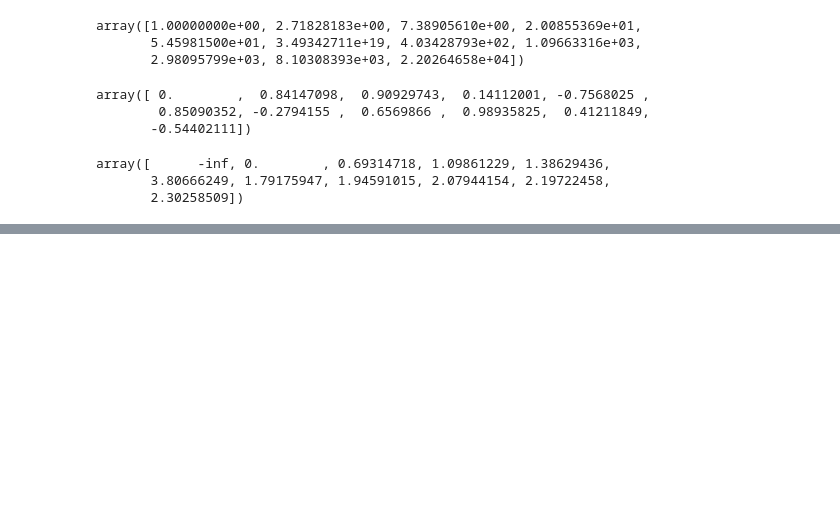
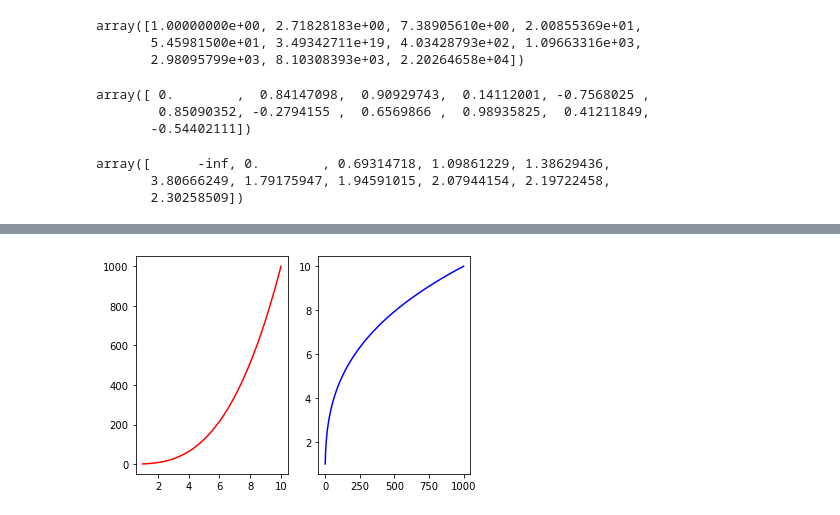
Before and after one commit to GKPSingh/28May2021, a Jupyter notebook: Practice.ipynb, the cells around one changed output, grey strips where cells are left out. Saved outputs shown, nothing was run; the diff lists cells and outputs as text; code cells hidden in the pictures; blank space fills up the shorter version.

```diff
--- a/Practice.ipynb
+++ b/Practice.ipynb
@@ -293,0 +304,7 @@ import pandas as pd
+# %%
+plt.subplot(1,2,1)
+plt.plot(x,y,'r')
+plt.subplot(1,2,2)
+plt.plot(y,x,'b');
+# %% [output]
+[figure, added]
```
Also changed, not shown: parts of 12 cells of this notebook.
